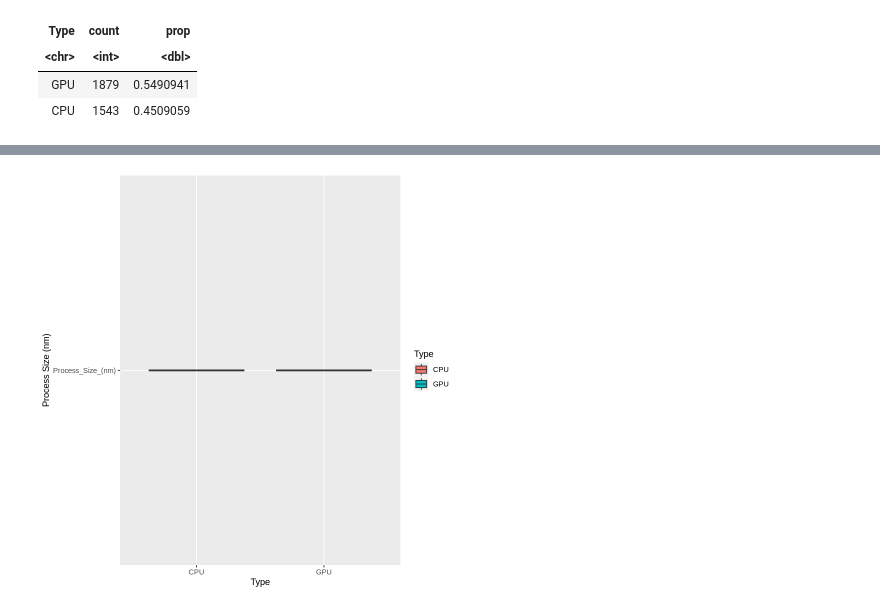
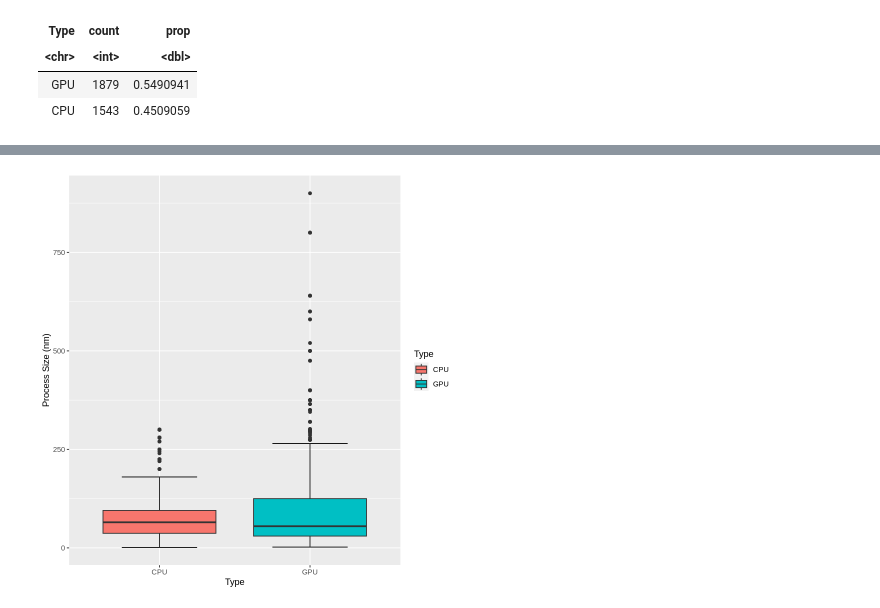
Before and after one commit to TheMathAI/MATH208_PROJECT, a Jupyter notebook: MATH_208_Project.ipynb, the cells around one changed output, grey strips where cells are left out. Drawn from its saved outputs; the diff is of its cells as text; code cells hidden in the pictures.

Commit message:
with graphs that still need work to do

```diff
--- a/MATH_208_Project.ipynb
+++ b/MATH_208_Project.ipynb
@@ -66,7 +101,7 @@ summary_cpu_gpu %>% pivot_wider(names_from = Type, values_from = value)
 # %%
 # doesn't make sense needs to change it
-ggplot(cpu_gpu_data_no_NA,aes(x=Type,y='Process_Size_(nm)',fill=Type)) +
+ggplot(cpu_gpu_data_no_NA,aes(x=Type,y=`TDP_(W)`,fill=Type)) +
 stat_boxplot(geom="errorbar",width=0.5) + geom_boxplot() +
 ylab("Process Size (nm)")
 # %% [output]
-[figure, old version]
+[figure, new version]
```
Also changed, not shown: parts of 6 cells of this notebook.
